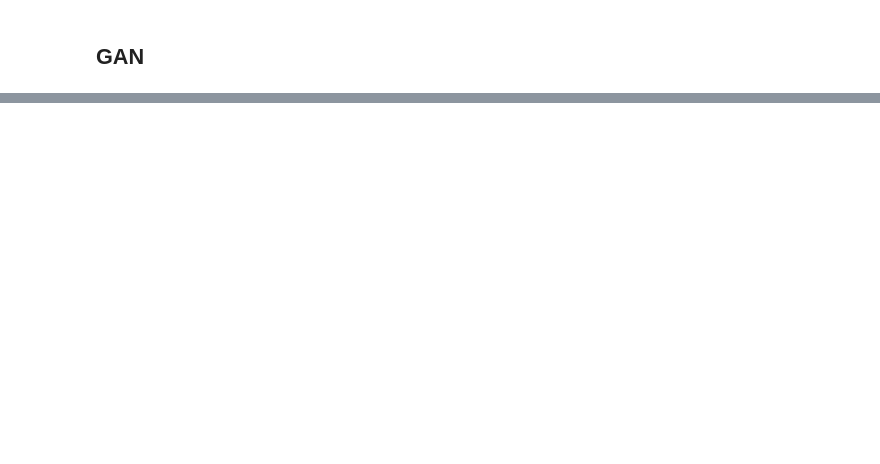
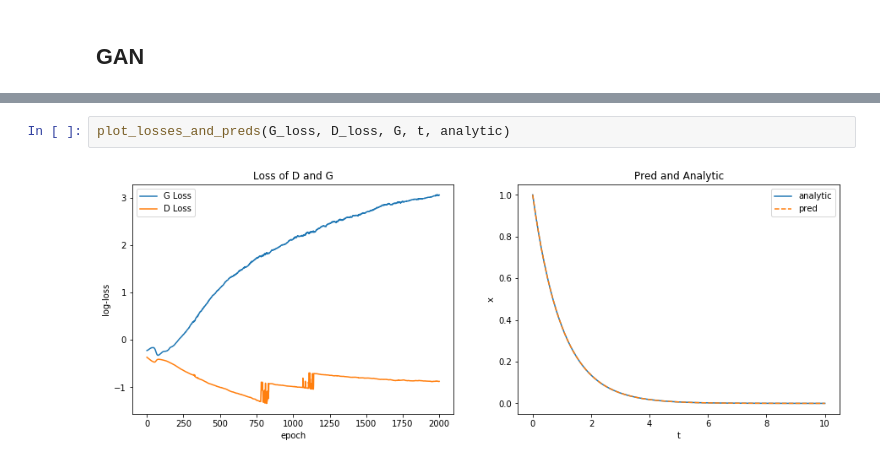
Before and after one commit to dylanrandle/denn, a Jupyter notebook: GAN.ipynb, the cells around one changed output, grey strips where cells are left out. Drawn from its saved outputs; the diff is of its cells as text; blank space fills up the shorter version.

```diff
--- a/GAN.ipynb
+++ b/GAN.ipynb
@@ -176,0 +254,4 @@ d_nodes = [5,10,20,30]
+# %%
+plot_losses_and_preds(G_loss, D_loss, G, t, analytic)
+# %% [output]
+[figure, added]
```
Also changed, not shown: parts of 28 cells of this notebook, 2 other files.
